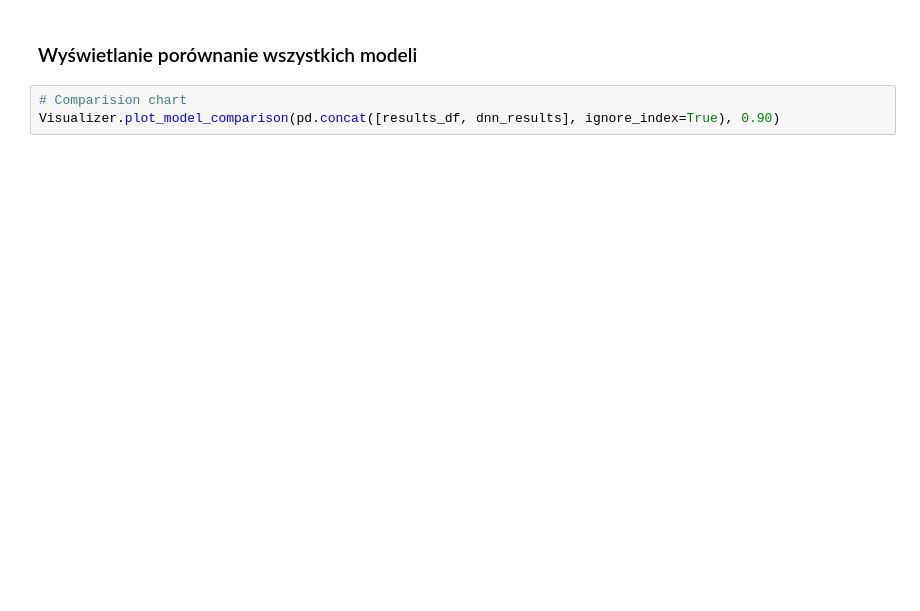
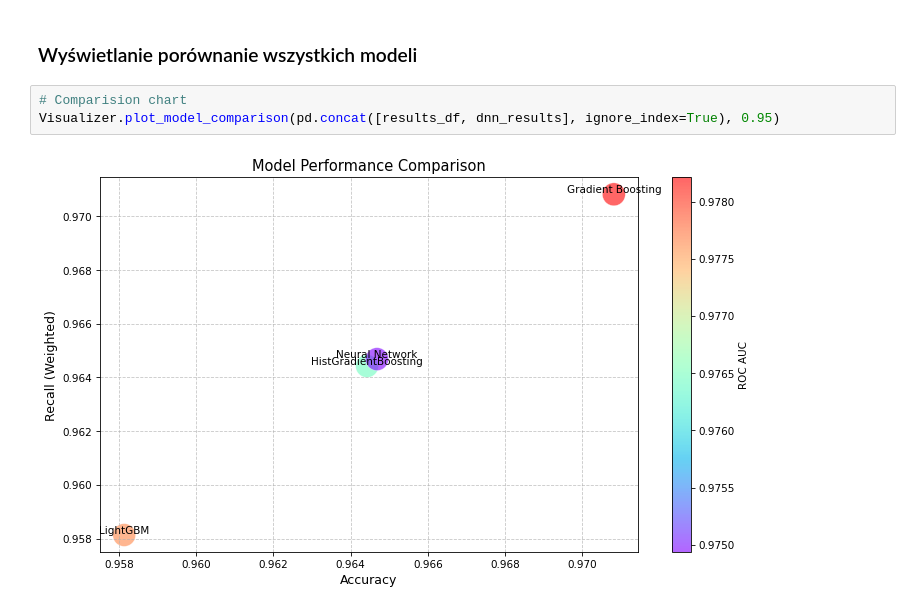
Before and after one commit to blablast/ATM, a Jupyter notebook: project.ipynb, the cells around one changed output. Cells and saved outputs as stored; diff of their text form; blank space fills up the shorter version.

```diff
--- a/project.ipynb
+++ b/project.ipynb
@@ -1153,4 +1260,6 @@ display(dnn_results)
 ### Wyświetlanie porównanie wszystkich modeli
 # %%
 # Comparision chart
-Visualizer.plot_model_comparison(pd.concat([results_df, dnn_results], ignore_index=True), 0.90)
+Visualizer.plot_model_comparison(pd.concat([results_df, dnn_results], ignore_index=True), 0.95)
+# %% [output]
+[figure, added]
```
Also changed, not shown: parts of 8 cells of this notebook, 5 other files.
